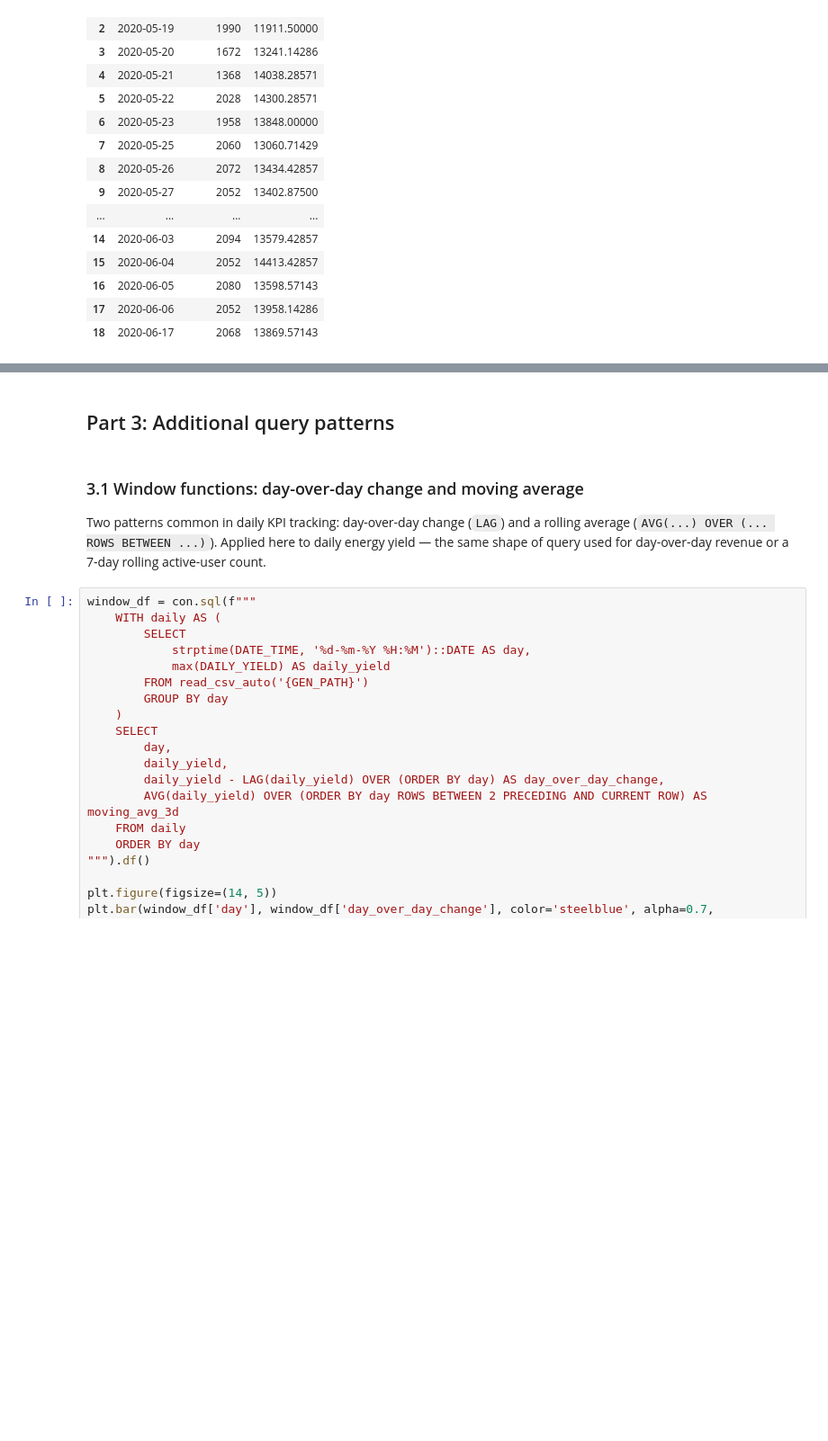
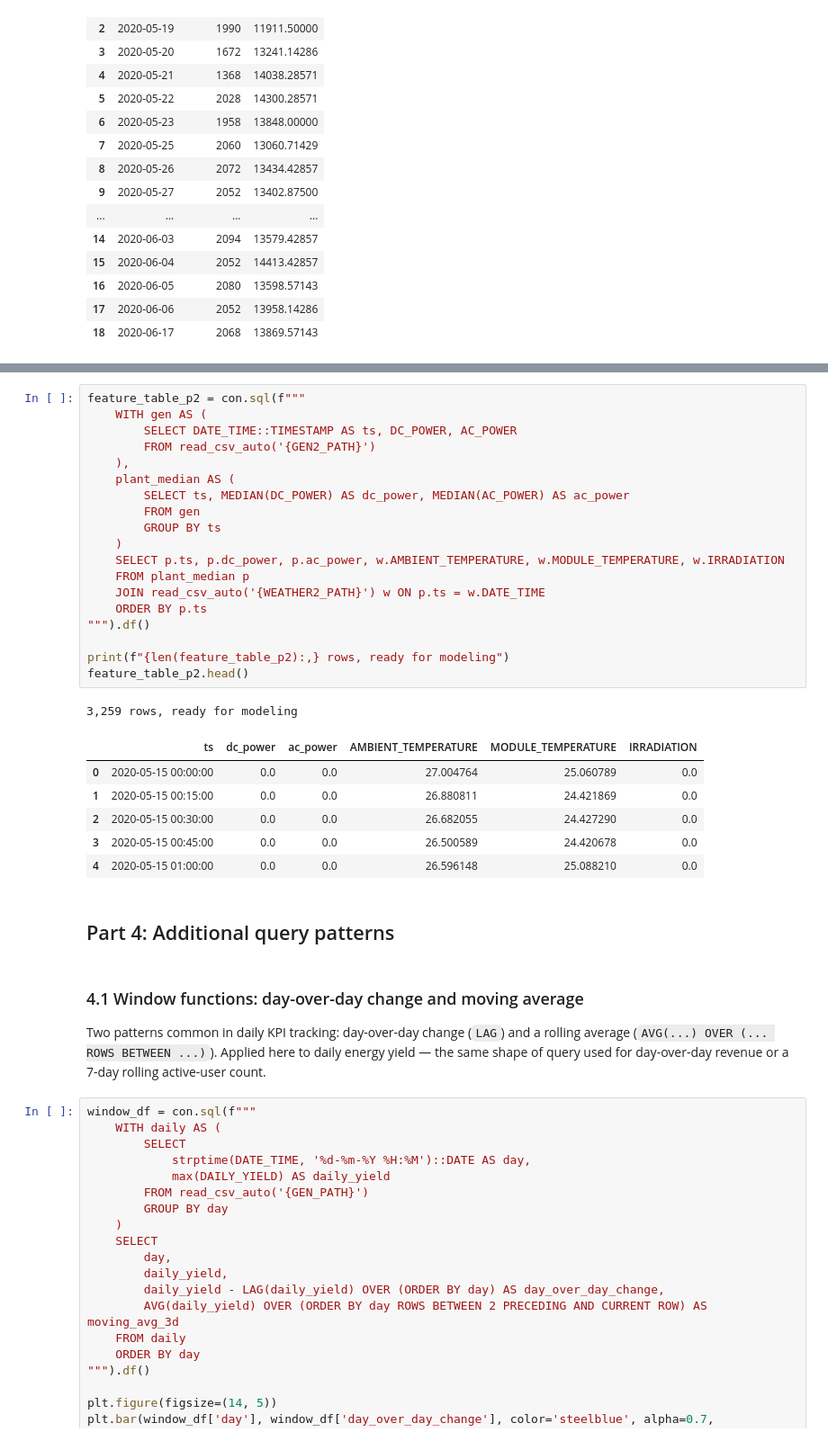
Before and after one commit to tateshita1908/solar-power-forecasting-system, a Jupyter notebook: notebooks/sql_analysis.ipynb, the cells around one changed output, grey strips where cells are left out. Shown at 90% size. Cells and saved outputs as stored; diff of their text form; blank space fills up the shorter version.

```diff
--- a/notebooks/sql_analysis.ipynb
+++ b/notebooks/sql_analysis.ipynb
@@ -233,7 +310,34 @@ feature_table.head()
+# %%
+feature_table_p2 = con.sql(f"""
+    WITH gen AS (
+        SELECT DATE_TIME::TIMESTAMP AS ts, DC_POWER, AC_POWER
+        FROM read_csv_auto('{GEN2_PATH}')
+    ),
+    plant_median AS (
+        SELECT ts, MEDIAN(DC_POWER) AS dc_power, MEDIAN(AC_POWER) AS ac_power
+        FROM gen
+        GROUP BY ts
+    )
+    SELECT p.ts, p.dc_power, p.ac_power, w.AMBIENT_TEMPERATURE, w.MODULE_TEMPERATURE, w.IRRADIATION
+    FROM plant_median p
+    JOIN read_csv_auto('{WEATHER2_PATH}') w ON p.ts = w.DATE_TIME
+    ORDER BY p.ts
+""").df()
+
+print(f"{len(feature_table_p2):,} rows, ready for modeling")
+feature_table_p2.head()
+# %% [output]
+3,259 rows, ready for modeling
+|  | ts | dc_power | ac_power | AMBIENT_TEMPERATURE | MODULE_TEMPERATURE | IRRADIATION |
+| 0 | 2020-05-15 00:00:00 | 0.0 | 0.0 | 27.004764 | 25.060789 | 0.0 |
+| 1 | 2020-05-15 00:15:00 | 0.0 | 0.0 | 26.880811 | 24.421869 | 0.0 |
+| 2 | 2020-05-15 00:30:00 | 0.0 | 0.0 | 26.682055 | 24.427290 | 0.0 |
+| 3 | 2020-05-15 00:45:00 | 0.0 | 0.0 | 26.500589 | 24.420678 | 0.0 |
+| 4 | 2020-05-15 01:00:00 | 0.0 | 0.0 | 26.596148 | 25.088210 | 0.0 |
 # %% [markdown]
-## Part 3: Additional query patterns
+## Part 4: Additional query patterns
 # %% [markdown]
-### 3.1 Window functions: day-over-day change and moving average
+### 4.1 Window functions: day-over-day change and moving average
 
 Two patterns common in daily KPI tracking: day-over-day change (`LAG`) and a rolling average (`AVG(...) OVER (... ROWS BETWEEN ...)`). Applied here to daily energy yield — the same shape of query used for day-over-day revenue or a 7-day rolling active-user count.
 # %%
```
Also changed, not shown: parts of 18 cells of this notebook.
